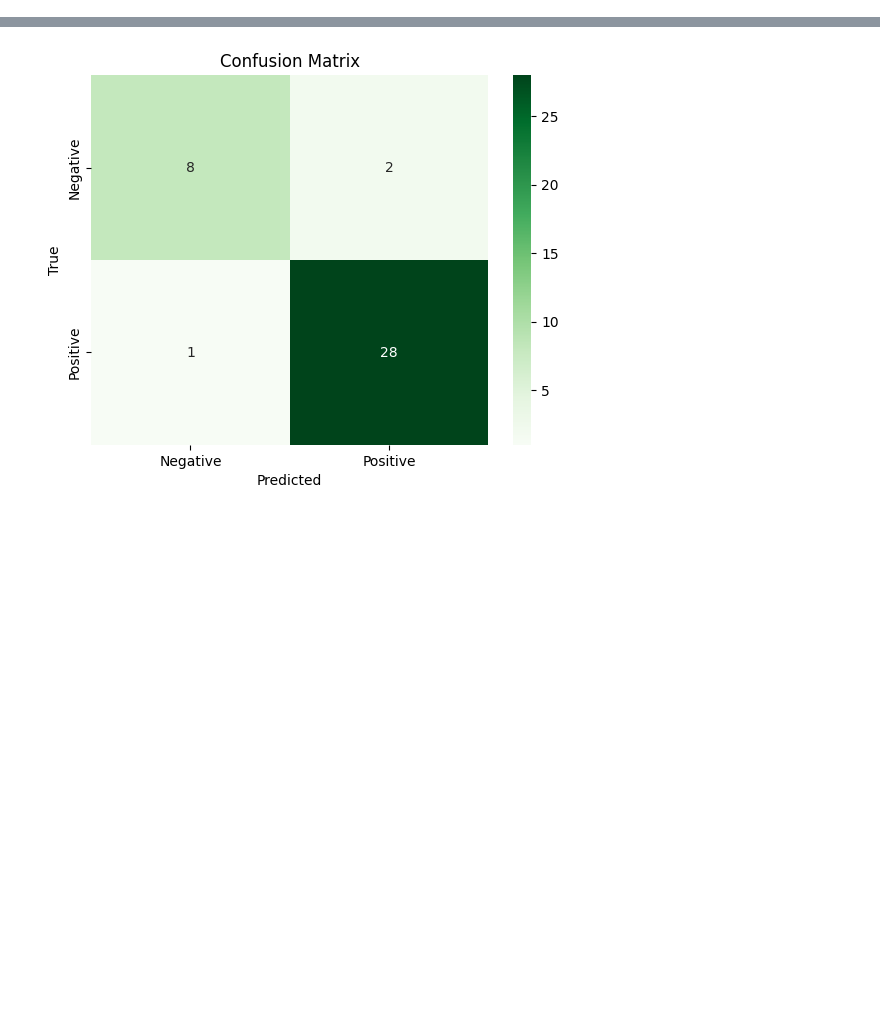
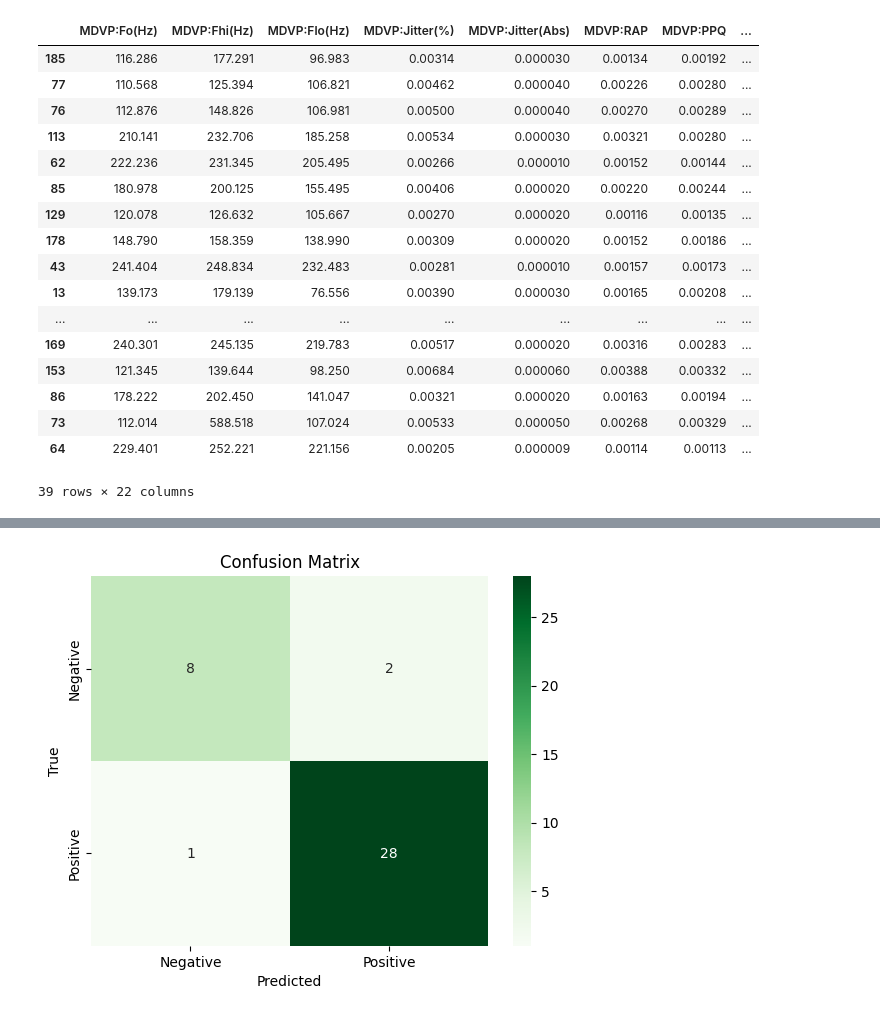
Before and after one commit to theNovahkiin/Parkinsons-EDA-Python, a Jupyter notebook: classification.ipynb, the cells around one changed output, grey strips where cells are left out. Saved outputs shown, nothing was run; the diff lists cells and outputs as text; code cells hidden in the pictures; blank space fills up the shorter version.

```diff
--- a/classification.ipynb
+++ b/classification.ipynb
@@ -15,0 +54,21 @@ y = df["status"]
+# %%
+X_test
+# %% [output]
+|  | MDVP:Fo(Hz) | MDVP:Fhi(Hz) | MDVP:Flo(Hz) | MDVP:Jitter(%) | MDVP:Jitter(Abs) | MDVP:RAP | MDVP:PPQ | ... |
+| 185 | 116.286 | 177.291 | 96.983 | 0.00314 | 0.000030 | 0.00134 | 0.00192 | ... |
+| 77 | 110.568 | 125.394 | 106.821 | 0.00462 | 0.000040 | 0.00226 | 0.00280 | ... |
+| 76 | 112.876 | 148.826 | 106.981 | 0.00500 | 0.000040 | 0.00270 | 0.00289 | ... |
+| 113 | 210.141 | 232.706 | 185.258 | 0.00534 | 0.000030 | 0.00321 | 0.00280 | ... |
+| 62 | 222.236 | 231.345 | 205.495 | 0.00266 | 0.000010 | 0.00152 | 0.00144 | ... |
+| 85 | 180.978 | 200.125 | 155.495 | 0.00406 | 0.000020 | 0.00220 | 0.00244 | ... |
+| 129 | 120.078 | 126.632 | 105.667 | 0.00270 | 0.000020 | 0.00116 | 0.00135 | ... |
+| 178 | 148.790 | 158.359 | 138.990 | 0.00309 | 0.000020 | 0.00152 | 0.00186 | ... |
+| 43 | 241.404 | 248.834 | 232.483 | 0.00281 | 0.000010 | 0.00157 | 0.00173 | ... |
+| 13 | 139.173 | 179.139 | 76.556 | 0.00390 | 0.000030 | 0.00165 | 0.00208 | ... |
+| ... | ... | ... | ... | ... | ... | ... | ... | ... |
+| 169 | 240.301 | 245.135 | 219.783 | 0.00517 | 0.000020 | 0.00316 | 0.00283 | ... |
+| 153 | 121.345 | 139.644 | 98.250 | 0.00684 | 0.000060 | 0.00388 | 0.00332 | ... |
+| 86 | 178.222 | 202.450 | 141.047 | 0.00321 | 0.000020 | 0.00163 | 0.00194 | ... |
+| 73 | 112.014 | 588.518 | 107.024 | 0.00533 | 0.000050 | 0.00268 | 0.00329 | ... |
+| 64 | 229.401 | 252.221 | 221.156 | 0.00205 | 0.000009 | 0.00114 | 0.00113 | ... |
+39 rows × 22 columns
```
Also changed, not shown: parts of 23 cells of this notebook.
